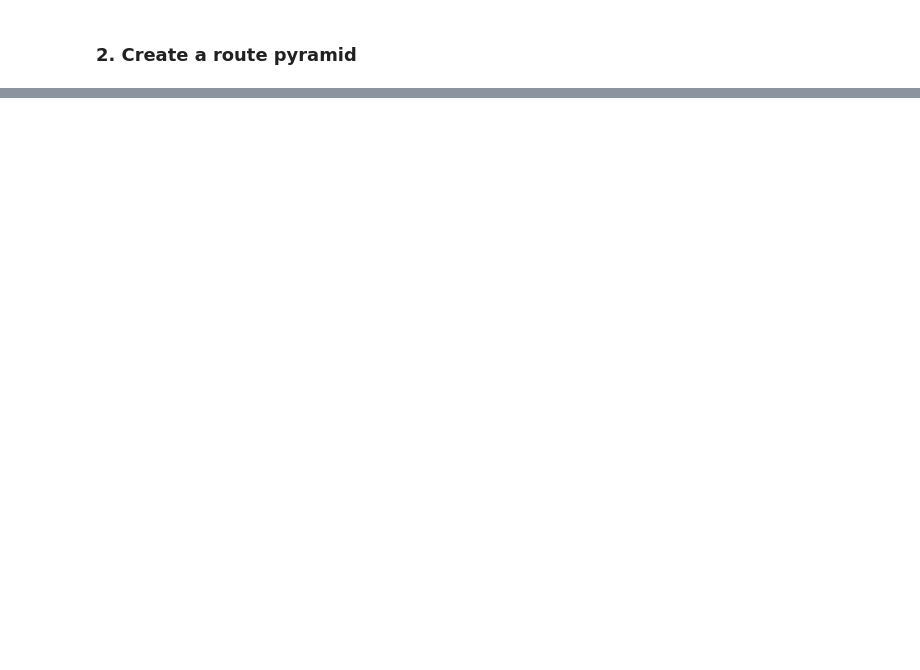
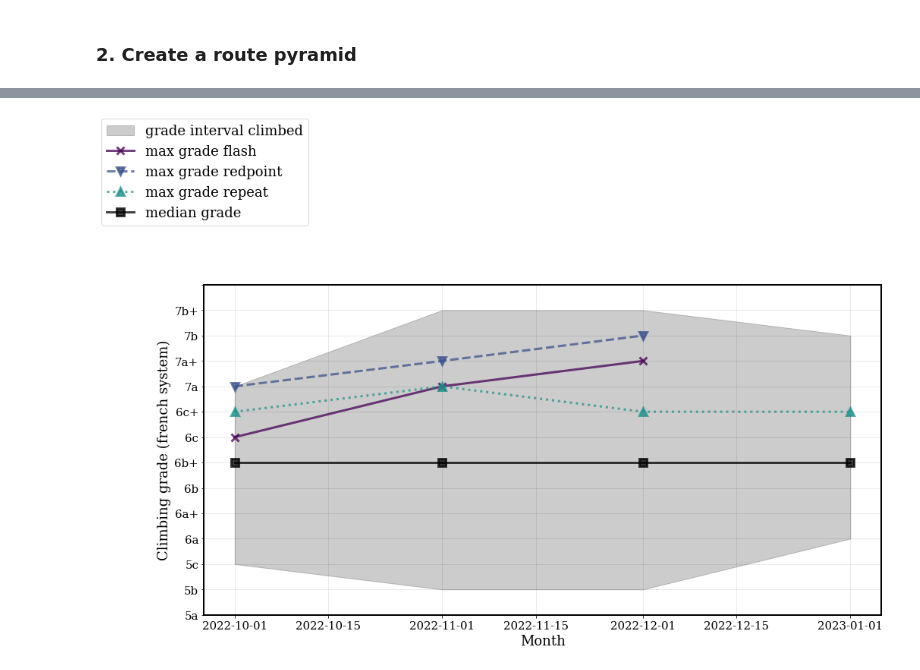
Before and after one commit to bbuysschaert/climbinglogs, a Jupyter notebook: demo.ipynb, the cells around one changed output, grey strips where cells are left out. Cells and saved outputs as stored; diff of their text form; code cells hidden in the pictures; blank space fills up the shorter version.

```diff
--- a/demo.ipynb
+++ b/demo.ipynb
@@ -55,0 +73,4 @@ fig = plot_weeklysummary(logs, gradesystem='usa')
+# %%
+fig = plot_monthlysummary(logs, gradesystem='french')
+# %% [output]
+[figure, added]
```
Also changed, not shown: parts of 15 cells of this notebook, 2 other files.
